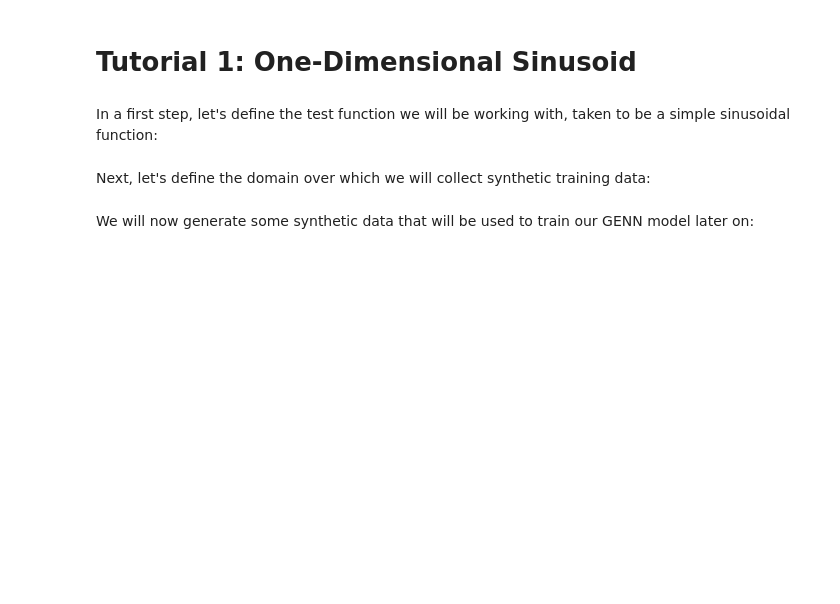
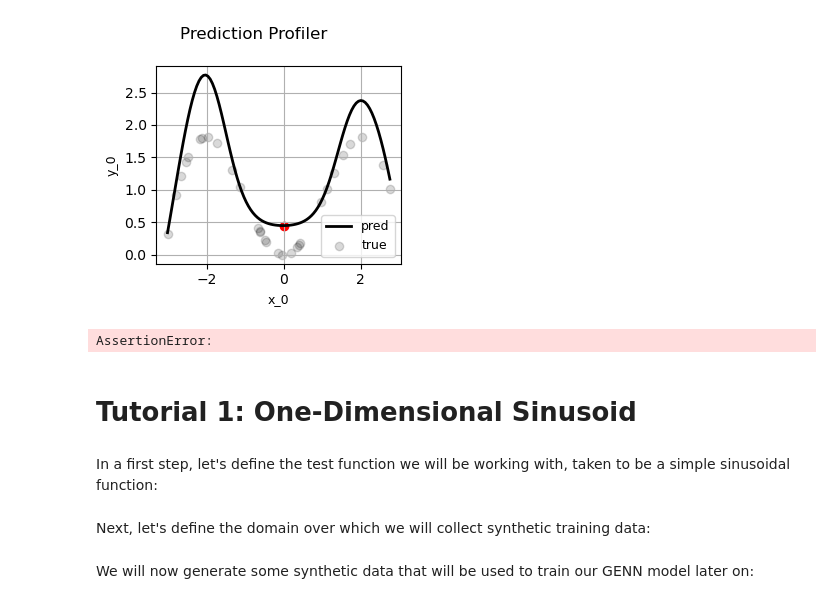
Before and after one commit to shb84/JENN, a Jupyter notebook: demo/demo_1_sinusoid.ipynb, the cells around one changed output. Cells and saved outputs as stored; diff of their text form; code cells hidden in the pictures; blank space fills up the shorter version.

```diff
--- a/demo/demo_1_sinusoid.ipynb
+++ b/demo/demo_1_sinusoid.ipynb
@@ -1,3 +13,18 @@
+# %%
+import numpy as np
+jenn.utils.plot.sensivity_profiler(
+    f=genn.predict,
+    x0=np.array([[0.0]]),
+    x_true=x_test,
+    y_true=y_test,
+    resolution=100
+)
+# %% [output]
+[figure, added]
+# %%
+assert False
+# %% [output]
+AssertionError:
 # %%
 from jenn import JENN
 import matplotlib.pyplot as plt
```
Also changed, not shown: parts of 6 cells of this notebook, 8 other files.
